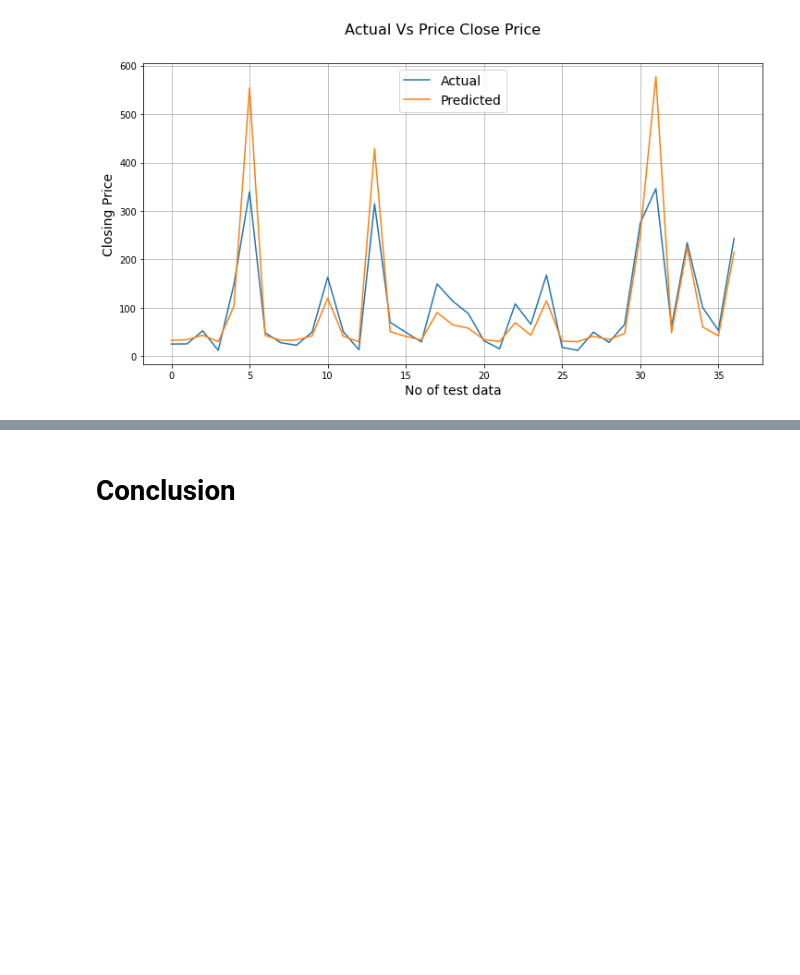
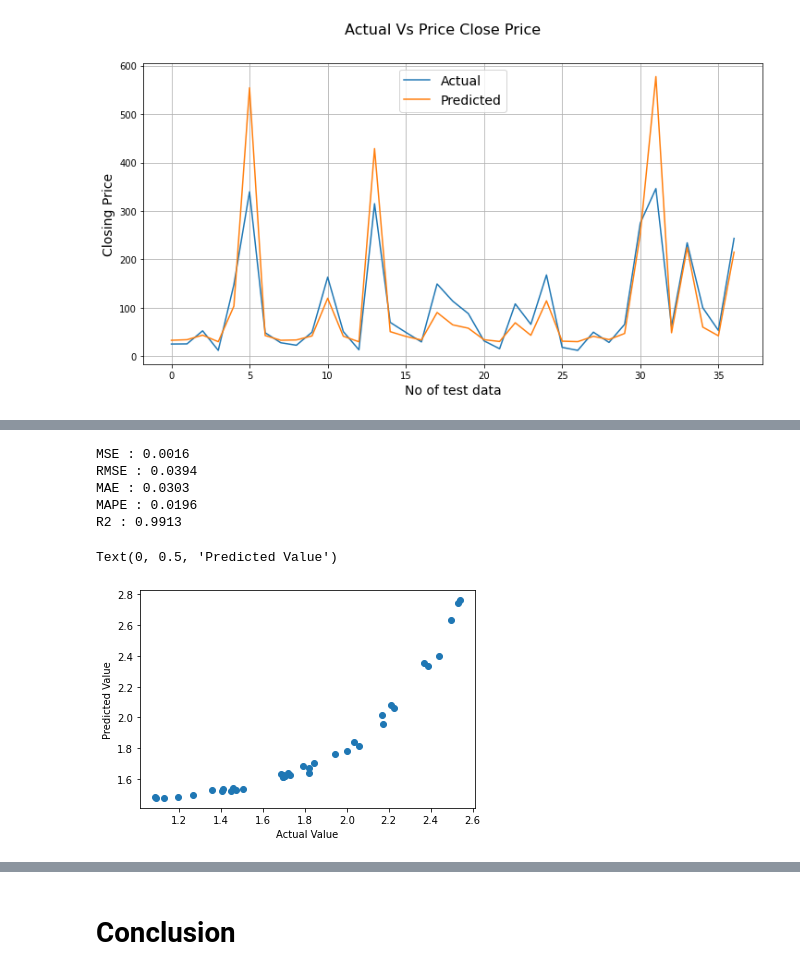
Before and after one commit to GauravBhakte/Yes-Bank-Stock-Closing-Price-Prediction, a Jupyter notebook: Capstone_Project_2(Self).ipynb, the cells around one changed output, grey strips where cells are left out. Drawn from its saved outputs; the diff is of its cells as text; code cells hidden in the pictures; blank space fills up the shorter version.

```diff
--- a/Capstone_Project_2(Self).ipynb
+++ b/Capstone_Project_2(Self).ipynb
@@ -954,0 +993,21 @@ plt.grid()
+# %%
+# Test Performance of XGBoost model after validation
+
+print("MSE :",round(mean_squared_error(y_test, y_pred_XG), 4))
+print("RMSE :",round(math.sqrt(mean_squared_error(y_test, y_pred_XG)),4))
+print("MAE :",round(mean_absolute_error(y_test, y_pred_XG),4))
+print("MAPE :",round(mean_absolute_percentage_error(y_test, y_pred_XG),4))
+print("R2 :",round(r2_score(y_test, y_pred_XG), 4))
+# %% [output]
+MSE : 0.0016
+RMSE : 0.0394
+MAE : 0.0303
+MAPE : 0.0196
+R2 : 0.9913
+# %%
+plt.scatter((y_test),(y_pred_elastic_cv))
+plt.xlabel('Actual Value')
+plt.ylabel('Predicted Value')
+# %% [output]
+Text(0, 0.5, 'Predicted Value')
+[figure, added]
```
Also changed, not shown: parts of 9 cells of this notebook.
